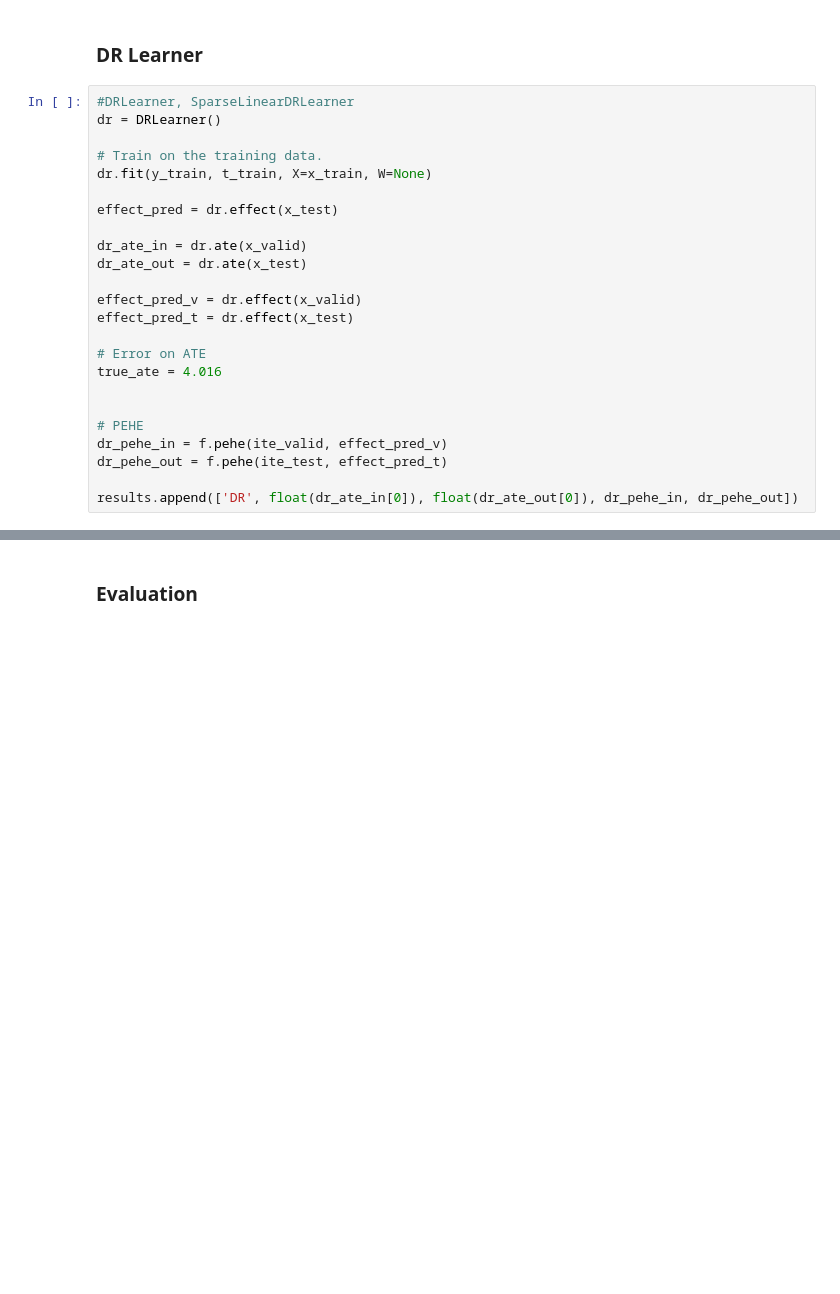
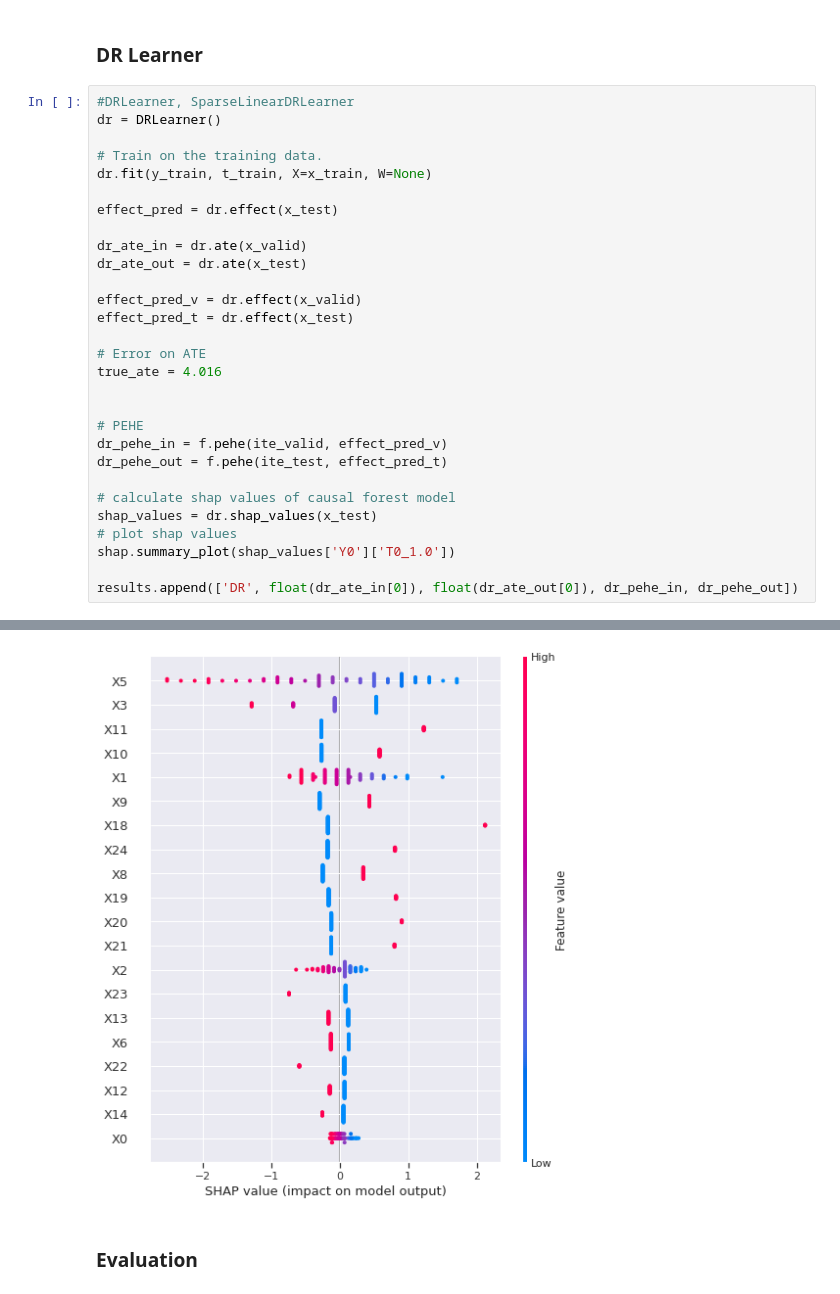
Before and after one commit to PauMarquez99/DataScience-CE888, a Jupyter notebook: Assignments/CE888 Assignment 2/Datasets Notebooks/CE888-Assignment2_IHDP.ipynb, the cells around one changed output, grey strips where cells are left out. Saved outputs shown, nothing was run; the diff lists cells and outputs as text; blank space fills up the shorter version.

```diff
--- a/Assignments/CE888 Assignment 2/Datasets Notebooks/CE888-Assignment2_IHDP.ipynb
+++ b/Assignments/CE888 Assignment 2/Datasets Notebooks/CE888-Assignment2_IHDP.ipynb
@@ -298,31 +299,37 @@ results.append(['RF GS IPSW', rfGS_ipsw_ate_in, rfGS_ipsw_ate_out, rfGS_ipsw_peh
 # %%
 #DRLearner, SparseLinearDRLearner
 dr = DRLearner()
 
 # Train on the training data.
 dr.fit(y_train, t_train, X=x_train, W=None)
 
 effect_pred = dr.effect(x_test)
 
 dr_ate_in = dr.ate(x_valid)
 dr_ate_out = dr.ate(x_test)
 
 effect_pred_v = dr.effect(x_valid)
 effect_pred_t = dr.effect(x_test)
 
 # Error on ATE
 true_ate = 4.016
 
 
 # PEHE
 dr_pehe_in = f.pehe(ite_valid, effect_pred_v)
 dr_pehe_out = f.pehe(ite_test, effect_pred_t)
 
+# calculate shap values of causal forest model
+shap_values = dr.shap_values(x_test)
+# plot shap values
+shap.summary_plot(shap_values['Y0']['T0_1.0'])
+
 results.append(['DR', float(dr_ate_in[0]), float(dr_ate_out[0]), dr_pehe_in, dr_pehe_out])
 # %% [output]
 'normalize' was deprecated in version 1.0 and will be removed in 1.2. Please leave the normalize parameter to its default value to silence this warning. The default behavior of this estimator is to no ...
 'normalize' was deprecated in version 1.0 and will be removed in 1.2. Please leave the normalize parameter to its default value to silence this warning. The default behavior of this estimator is to no ...
 Function get_feature_names is deprecated; get_feature_names is deprecated in 1.0 and will be removed in 1.2. Please use get_feature_names_out instead.
+[figure, added]
 # %% [markdown]
 ### Evaluation
 # %%
```
Also changed, not shown: parts of 8 cells of this notebook.
